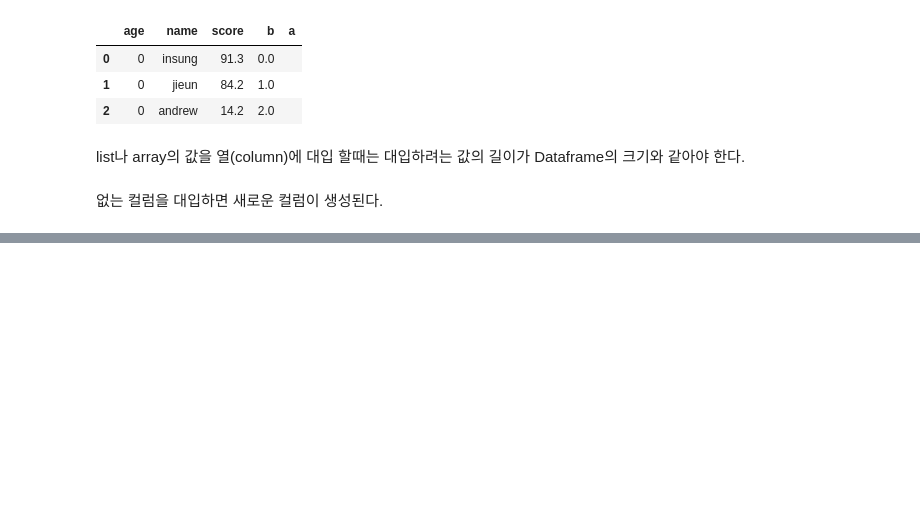
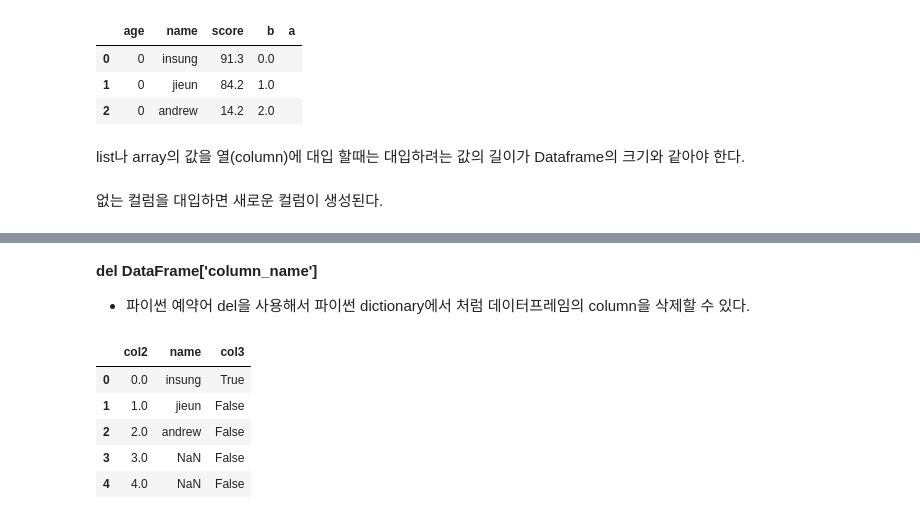
Before and after one commit to NinCastle/Study_Python, a Jupyter notebook: Pandas/Pandas_Basic.ipynb, the cells around one changed output, grey strips where cells are left out. Cells and saved outputs as stored; diff of their text form; code cells hidden in the pictures; blank space fills up the shorter version.

```diff
--- a/Pandas/Pandas_Basic.ipynb
+++ b/Pandas/Pandas_Basic.ipynb
@@ -332,0 +364,13 @@ Dataframe[column] = statement
+# %% [markdown]
+**del DataFrame['column_name']** <br>
+* 파이썬 예약어 del을 사용해서 파이썬 dictionary에서 처럼 데이터프레임의 column을 삭제할 수 있다.<br>
+# %%
+del df['col1']
+df
+# %% [output]
+|  | col2 | name | col3 |
+| 0 | 0.0 | insung | True |
+| 1 | 1.0 | jieun | False |
+| 2 | 2.0 | andrew | False |
+| 3 | 3.0 | NaN | False |
+| 4 | 4.0 | NaN | False |
```
Also changed, not shown: parts of 19 cells of this notebook.
